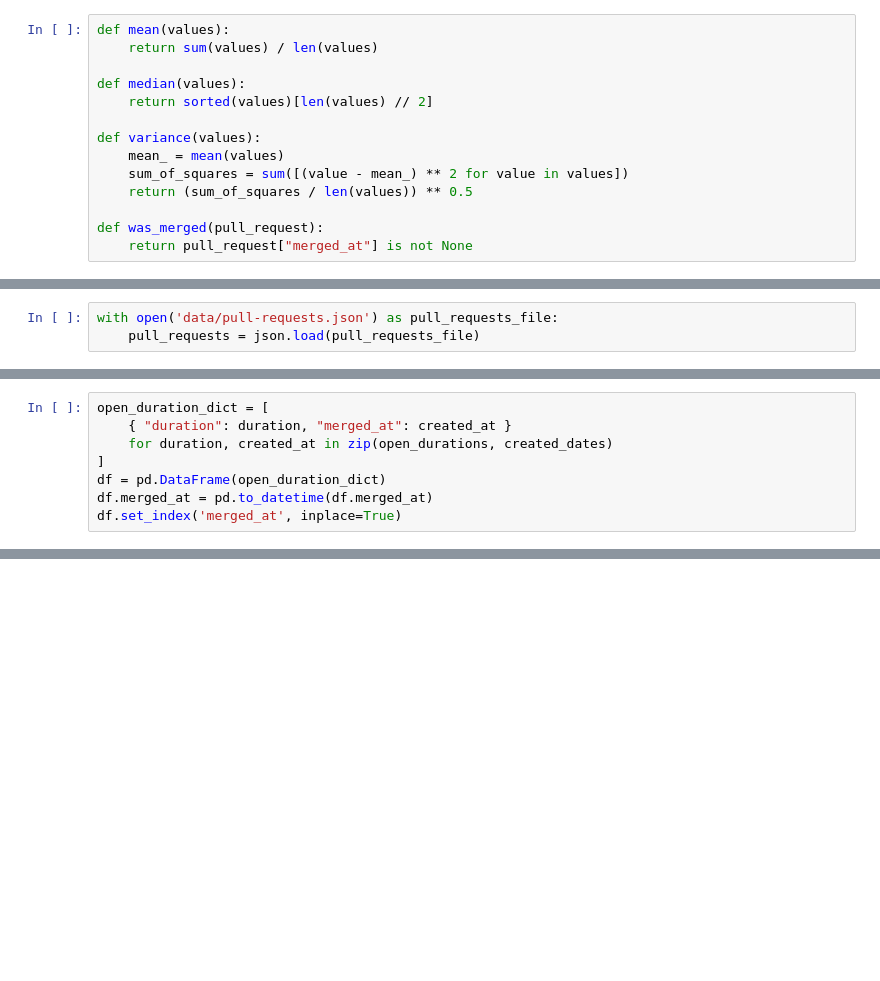
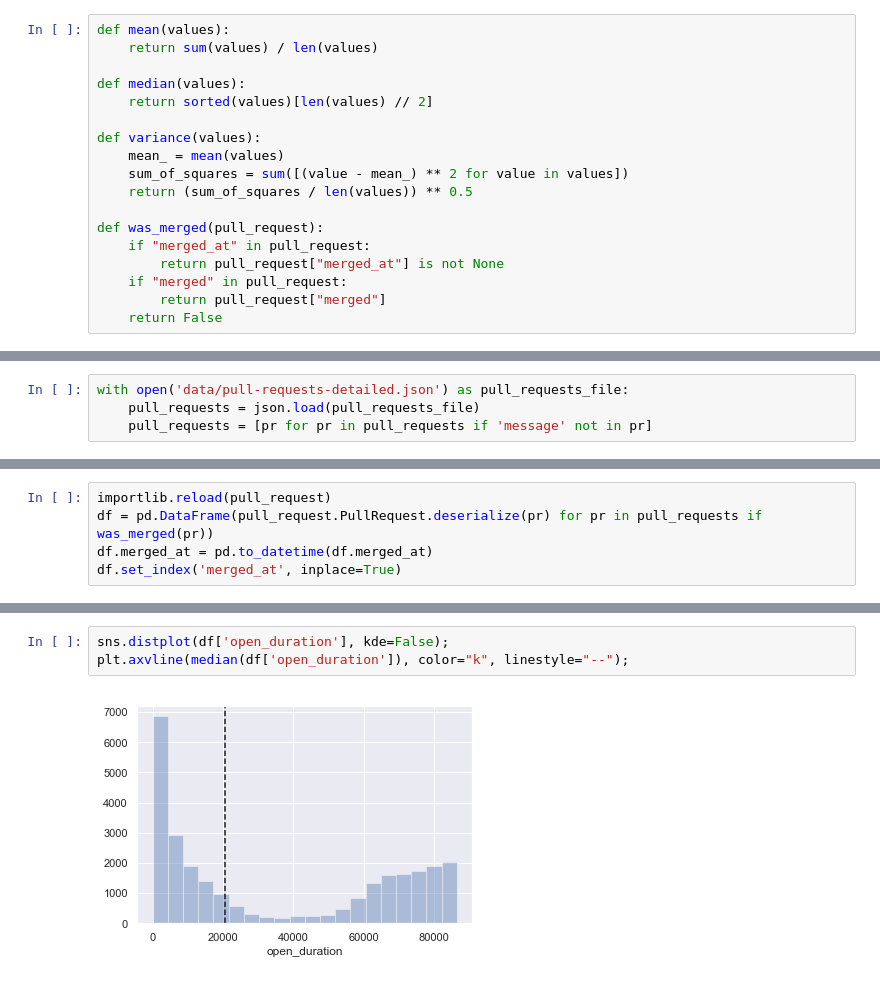
Before and after one commit to chrfrasco/github-pull-requests, a Jupyter notebook: nb.ipynb, the cells around one changed output, grey strips where cells are left out. Drawn from its saved outputs; the diff is of its cells as text; blank space fills up the shorter version.

```diff
--- a/nb.ipynb
+++ b/nb.ipynb
@@ -23,4 +27,8 @@ def variance(values):
     return (sum_of_squares / len(values)) ** 0.5
 
 def was_merged(pull_request):
-    return pull_request["merged_at"] is not None
+    if "merged_at" in pull_request:
+        return pull_request["merged_at"] is not None
+    if "merged" in pull_request:
+        return pull_request["merged"]
+    return False
@@ -43,3 +35,4 @@ def nice_time(seconds):
 # %%
-with open('data/pull-requests.json') as pull_requests_file:
+with open('data/pull-requests-detailed.json') as pull_requests_file:
     pull_requests = json.load(pull_requests_file)
+    pull_requests = [pr for pr in pull_requests if 'message' not in pr]
@@ -57,8 +39,5 @@ created_dates = [
 # %%
-open_duration_dict = [
-    { "duration": duration, "merged_at": created_at }
-    for duration, created_at in zip(open_durations, created_dates)
-]
-df = pd.DataFrame(open_duration_dict)
+importlib.reload(pull_request)
+df = pd.DataFrame(pull_request.PullRequest.deserialize(pr) for pr in pull_requests if was_merged(pr))
 df.merged_at = pd.to_datetime(df.merged_at)
 df.set_index('merged_at', inplace=True)
@@ -100,0 +67,5 @@ max(filter(was_merged, pull_requests), key=open_duration)
+# %%
+sns.distplot(df['open_duration'], kde=False);
+plt.axvline(median(df['open_duration']), color="k", linestyle="--");
+# %% [output]
+[figure, added]
```
Also changed, not shown: parts of 11 cells of this notebook, 3 other files.
